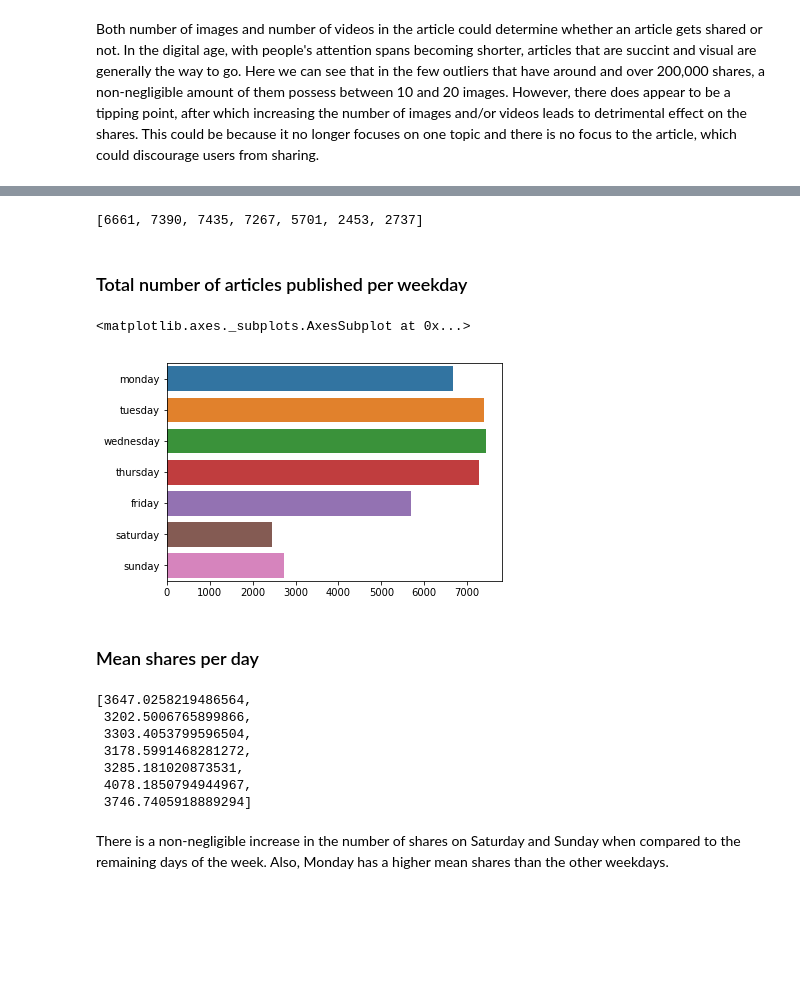
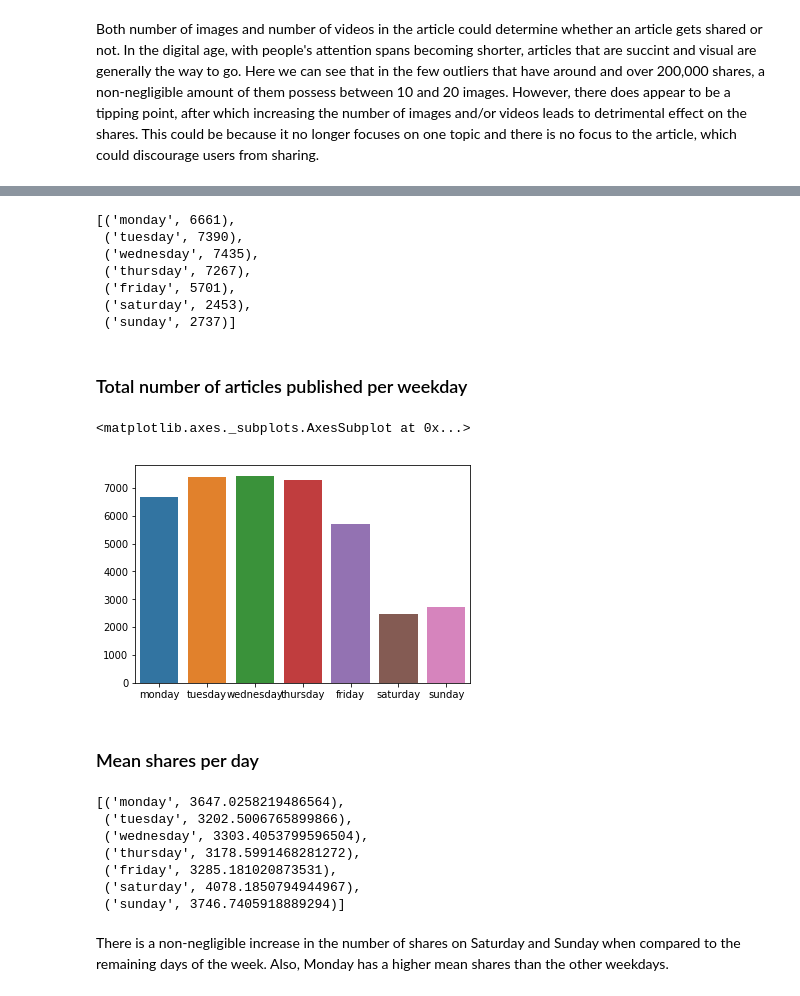
Before and after one commit to makka3/news_prediction, a Jupyter notebook: news_prediction.ipynb, the cells around one changed output, grey strips where cells are left out. Cells and saved outputs as stored; diff of their text form; code cells hidden in the pictures; blank space fills up the shorter version.

```diff
--- a/news_prediction.ipynb
+++ b/news_prediction.ipynb
@@ -115,30 +155,40 @@ mean_shares_per_weekday = []
 days_of_weeks = ['monday','tuesday','wednesday','thursday','friday','saturday','sunday']
 for i in days_of_weeks:
     que = 'weekday_is_'+i+'==1.0'
-    num_of_items_per_weekday.append(len(news.query(que)))
-    mean_shares_per_weekday.append(news.query(que)['shares'].mean())
+    num_of_items_per_weekday.append((i,len(news.query(que))))
+    mean_shares_per_weekday.append((i,news.query(que)['shares'].mean()))
 # %%
 num_of_items_per_weekday
 # %% [output]
-[6661, 7390, 7435, 7267, 5701, 2453, 2737]
+[('monday', 6661),
+ ('tuesday', 7390),
+ ('wednesday', 7435),
+ ('thursday', 7267),
+ ('friday', 5701),
+ ('saturday', 2453),
+ ('sunday', 2737)]
+# %%
+days = [x[0] for x in num_of_items_per_weekday]
+# %%
+items = [x[1] for x in num_of_items_per_weekday]
 # %% [markdown]
 ### Total number of articles published per weekday
 # %%
-sns.barplot(num_of_items_per_weekday,days_of_weeks)
+sns.barplot(days,items)
 # %% [output]
 <matplotlib.axes._subplots.AxesSubplot at 0x...>
-[figure, old version]
+[figure, new version]
 # %% [markdown]
 ### Mean shares per day
 # %%
 mean_shares_per_weekday
 # %% [output]
-[3647.0258219486564,
- 3202.5006765899866,
- 3303.4053799596504,
- 3178.5991468281272,
- 3285.181020873531,
- 4078.1850794944967,
- 3746.7405918889294]
+[('monday', 3647.0258219486564),
+ ('tuesday', 3202.5006765899866),
+ ('wednesday', 3303.4053799596504),
+ ('thursday', 3178.5991468281272),
+ ('friday', 3285.181020873531),
+ ('saturday', 4078.1850794944967),
+ ('sunday', 3746.7405918889294)]
 # %% [markdown]
 There is a non-negligible increase in the number of shares on Saturday and Sunday when compared to the remaining days of the week. Also, Monday has a higher mean shares than the other weekdays.
```
Also changed, not shown: parts of 39 cells of this notebook.
